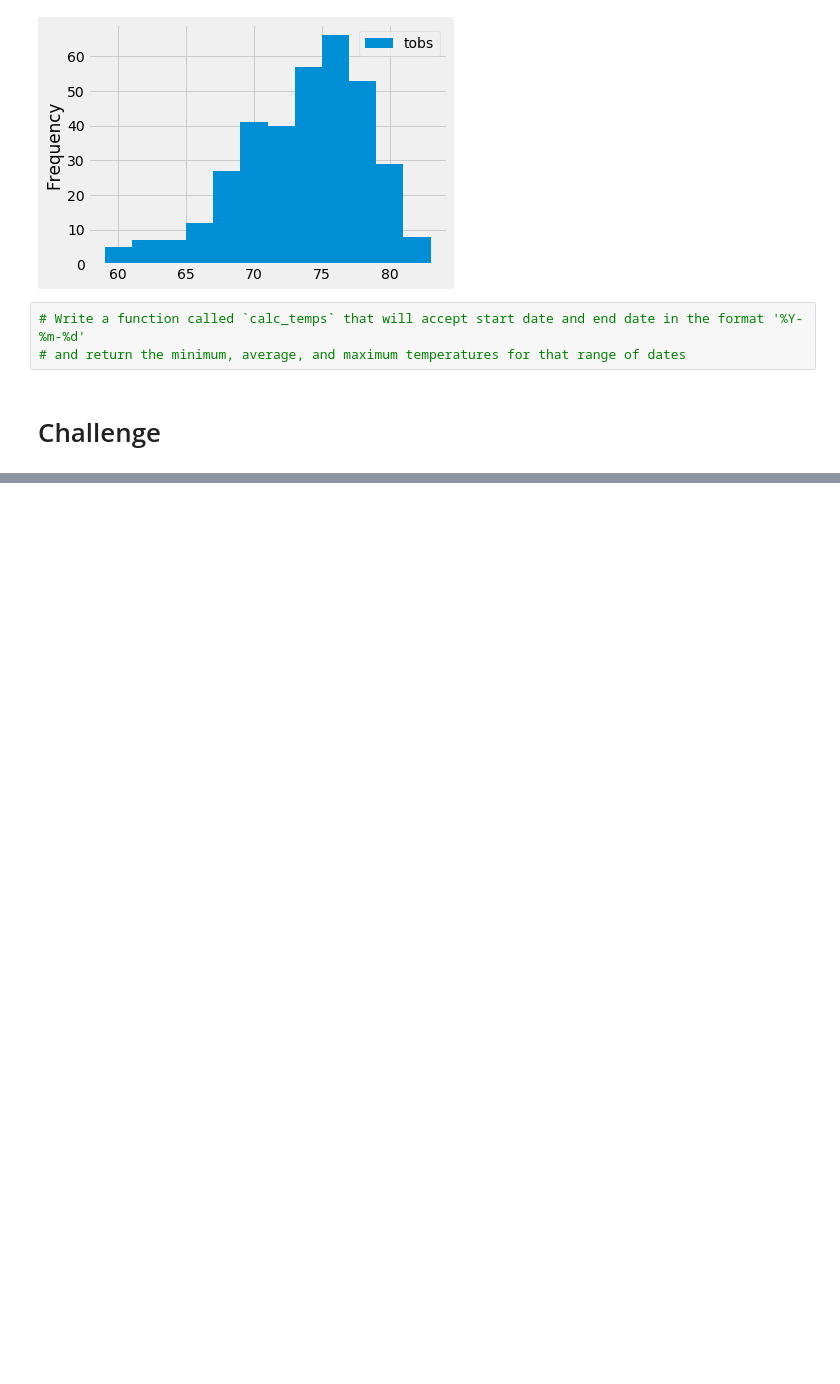
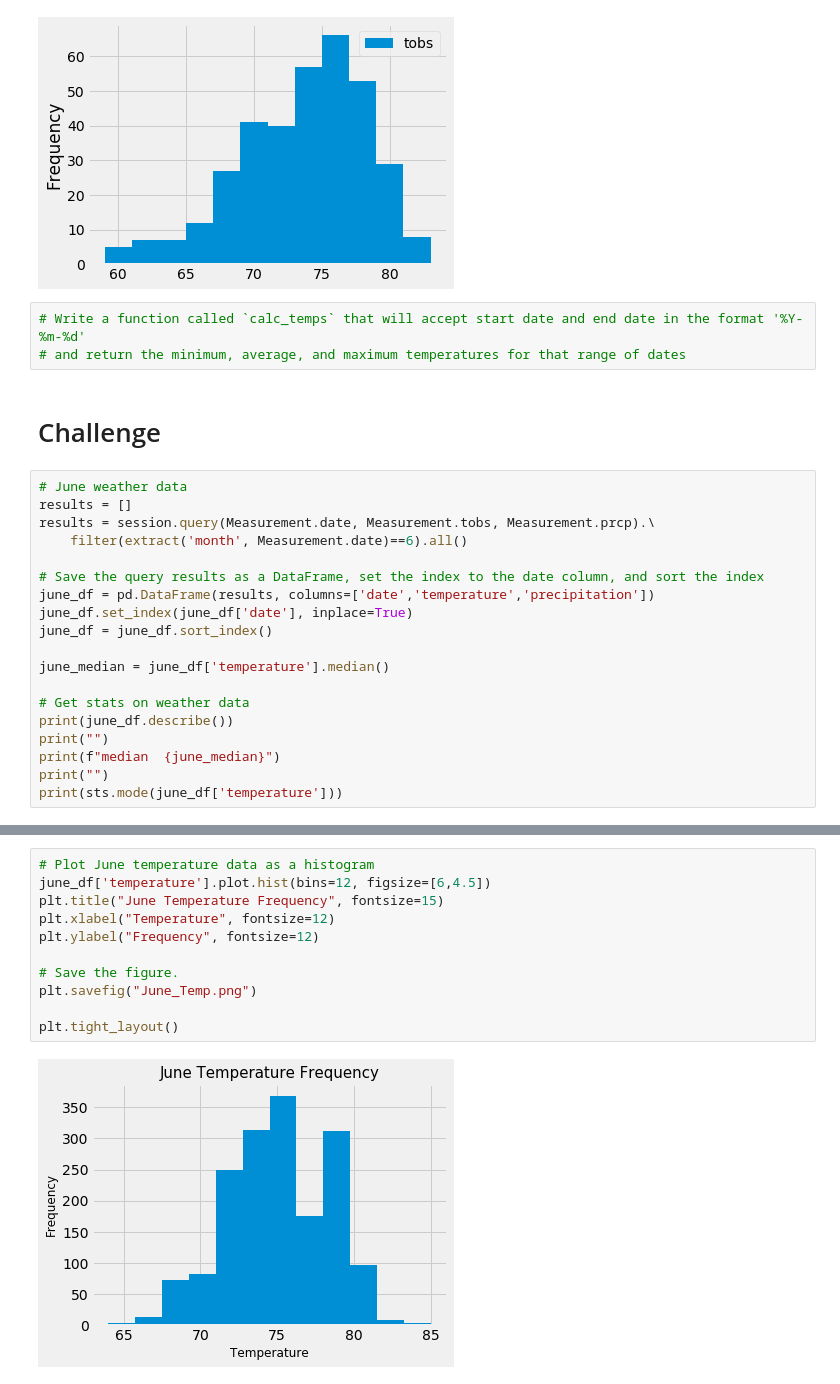
Before and after one commit to kenwelsh/surfs_up, a Jupyter notebook: climate_analysis.ipynb, the cells around one changed output, grey strips where cells are left out. Cells and saved outputs as stored; diff of their text form; blank space fills up the shorter version.

```diff
--- a/climate_analysis.ipynb
+++ b/climate_analysis.ipynb
@@ -128,3 +138,22 @@ plt.tight_layout()
 # and return the minimum, average, and maximum temperatures for that range of dates
 # %% [markdown]
 # Challenge
+# %%
+# June weather data
+results = []
+results = session.query(Measurement.date, Measurement.tobs, Measurement.prcp).\
+    filter(extract('month', Measurement.date)==6).all()
+
+# Save the query results as a DataFrame, set the index to the date column, and sort the index
+june_df = pd.DataFrame(results, columns=['date','temperature','precipitation'])
+june_df.set_index(june_df['date'], inplace=True)
+june_df = june_df.sort_index()
+
+june_median = june_df['temperature'].median()
+
+# Get stats on weather data
+print(june_df.describe())
+print("")
+print(f"median  {june_median}")
+print("")
+print(sts.mode(june_df['temperature']))
@@ -130,0 +174,13 @@ plt.tight_layout()
+# %%
+# Plot June temperature data as a histogram
+june_df['temperature'].plot.hist(bins=12, figsize=[6,4.5])
+plt.title("June Temperature Frequency", fontsize=15)
+plt.xlabel("Temperature", fontsize=12)
+plt.ylabel("Frequency", fontsize=12)
+
+# Save the figure.
+plt.savefig("June_Temp.png")
+
+plt.tight_layout()
+# %% [output]
+[figure, added]
```
Also changed, not shown: parts of 11 cells of this notebook, 6 other files.
